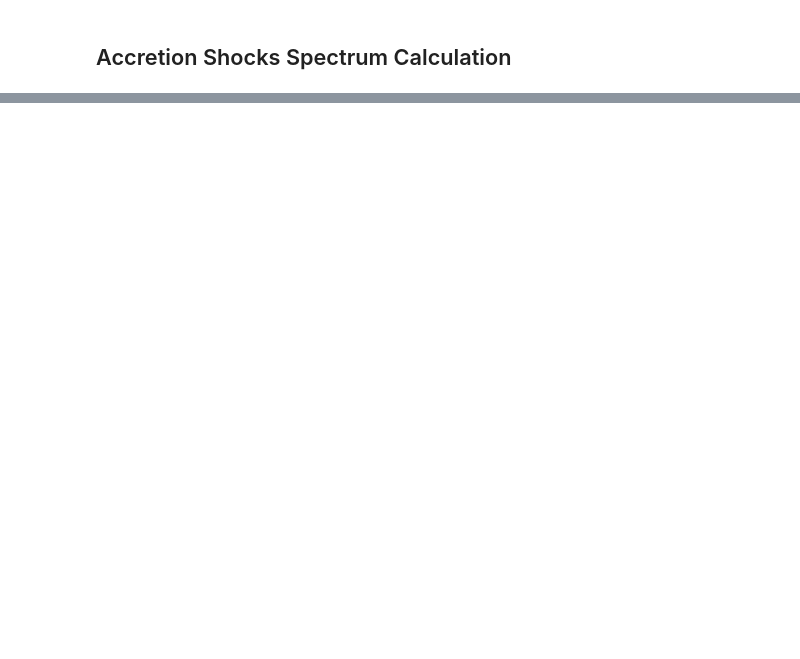
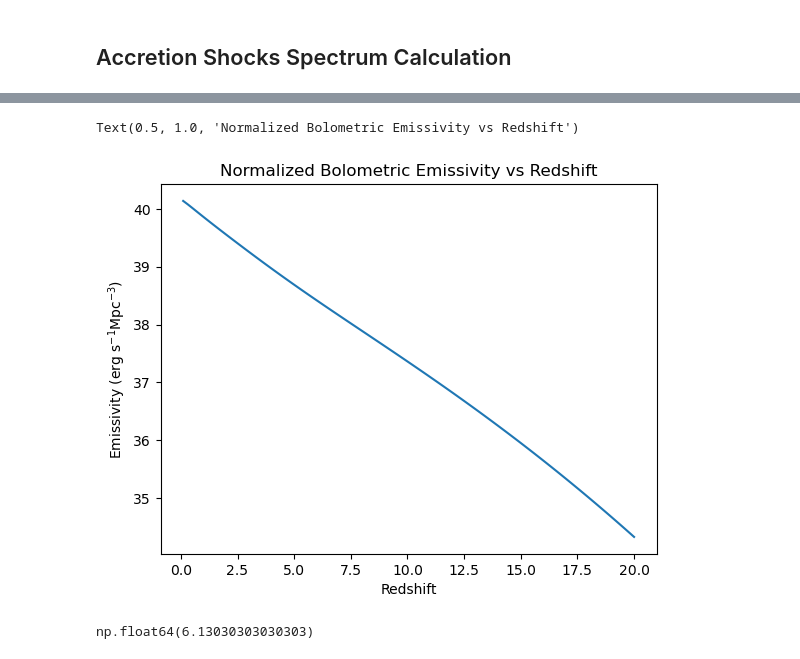
Before and after one commit to ysvaditya05/Galaxy-Formation, a Jupyter notebook: Notebooks/Alternat_XRaySources.ipynb, the cells around one changed output, grey strips where cells are left out. Saved outputs shown, nothing was run; the diff lists cells and outputs as text; code cells hidden in the pictures; blank space fills up the shorter version.

```diff
--- a/Notebooks/Alternat_XRaySources.ipynb
+++ b/Notebooks/Alternat_XRaySources.ipynb
@@ -375,0 +305,12 @@ def N_e_acc(N_e0_acc_arr, gamma_min_val, gamma_max_val):
+# %%
+EmmPerEn_Norm = AccShocks_Em_vals / EmPerEn_integral #Finding the normalization of the emissivity per unit energy
+# %%
+Norm_EmPerEn_integral = EmmPerEn_Norm * EmPerEn_integral #Testing the normalized bolometric emissivity
+# %%
+plt.plot(z_range, np.log10(Norm_EmPerEn_integral))
+plt.xlabel(r'Redshift')
+plt.ylabel(r'Emissivity (erg s$^{-1}$Mpc$^{-3}$)')
+plt.title(r'Normalized Bolometric Emissivity vs Redshift')
+# %% [output]
+Text(0.5, 1.0, 'Normalized Bolometric Emissivity vs Redshift')
+[figure, added]
@@ -375,0 +326,4 @@ def N_e_acc(N_e0_acc_arr, gamma_min_val, gamma_max_val):
+# %%
+z_range[30]
+# %% [output]
+np.float64(6.13030303030303)
```
Also changed, not shown: parts of 42 cells of this notebook.
